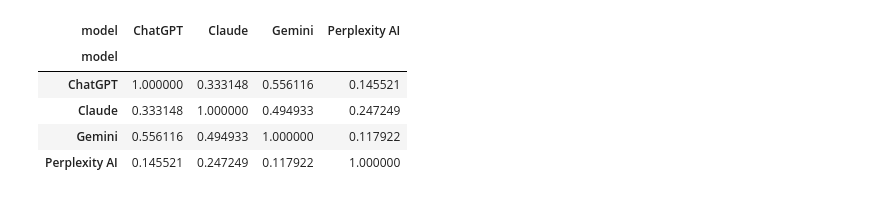
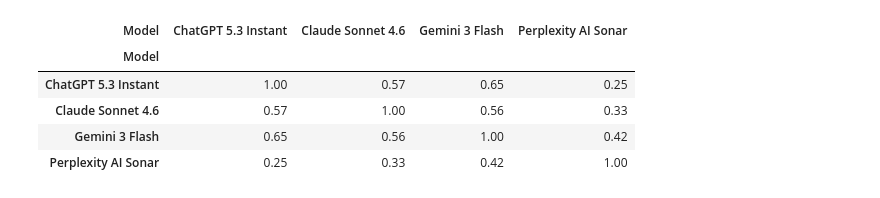
Before and after one commit to RuchaPanhale/ai-swarm-robotics-benchmark, a Jupyter notebook: notebooks/data_analysis.ipynb, the cells around one changed output. Saved outputs shown, nothing was run; the diff lists cells and outputs as text; code cells hidden in the pictures.

Commit message:
Rewrite analysis notebook: validation, full model names, significance tests, judge agreement, 4 figures, key findings

```diff
--- a/notebooks/data_analysis.ipynb
+++ b/notebooks/data_analysis.ipynb
@@ -1,26 +0,0 @@
-# %%
-import pandas as pd
-import seaborn as sns
-
-file_path = "data.xlsx"
-
-models = ["ChatGPT", "Claude", "Gemini", "Perplexity AI"]
-
-dfs = []
-
-for model in models:
-    df = pd.read_excel(file_path, sheet_name=model)
-    df["model"] = model
-    dfs.append(df)
-
-data = pd.concat(dfs, ignore_index=True)
-
-# Clean column names
-data.columns = data.columns.str.strip().str.replace(" ", "_")
-
-# Ensure numeric
-score_cols = [
-    "Technical_Accuracy", "Safety_Awareness", "Hallucination",
-    "Ethical_Awareness", "Reasoning_Clarity", "Overconfidence", "Total"
-]
-data[score_cols] = data[score_cols].apply(pd.to_numeric, errors="coerce")
@@ -36,15 +98,10 @@ Name: Total, dtype: float64
 # %%
-pivot_q = data.pivot_table(
-    index=["Scenario_id", "Question_id"],
-    columns="model",
-    values="Total"
-)
-
-pivot_q.corr()
+per_question = data.pivot(index="Question_id", columns="Model", values="Total")
+per_question.corr().round(2)
 # %% [output]
-| model | ChatGPT | Claude | Gemini | Perplexity AI |
-| model |  |  |  |  |
-| ChatGPT | 1.000000 | 0.333148 | 0.556116 | 0.145521 |
-| Claude | 0.333148 | 1.000000 | 0.494933 | 0.247249 |
-| Gemini | 0.556116 | 0.494933 | 1.000000 | 0.117922 |
-| Perplexity AI | 0.145521 | 0.247249 | 0.117922 | 1.000000 |
+| Model | ChatGPT 5.3 Instant | Claude Sonnet 4.6 | Gemini 3 Flash | Perplexity AI Sonar |
+| Model |  |  |  |  |
+| ChatGPT 5.3 Instant | 1.00 | 0.57 | 0.65 | 0.25 |
+| Claude Sonnet 4.6 | 0.57 | 1.00 | 0.56 | 0.33 |
+| Gemini 3 Flash | 0.65 | 0.56 | 1.00 | 0.42 |
+| Perplexity AI Sonar | 0.25 | 0.33 | 0.42 | 1.00 |
```
Also changed, not shown: parts of 22 cells of this notebook, 4 other files.
